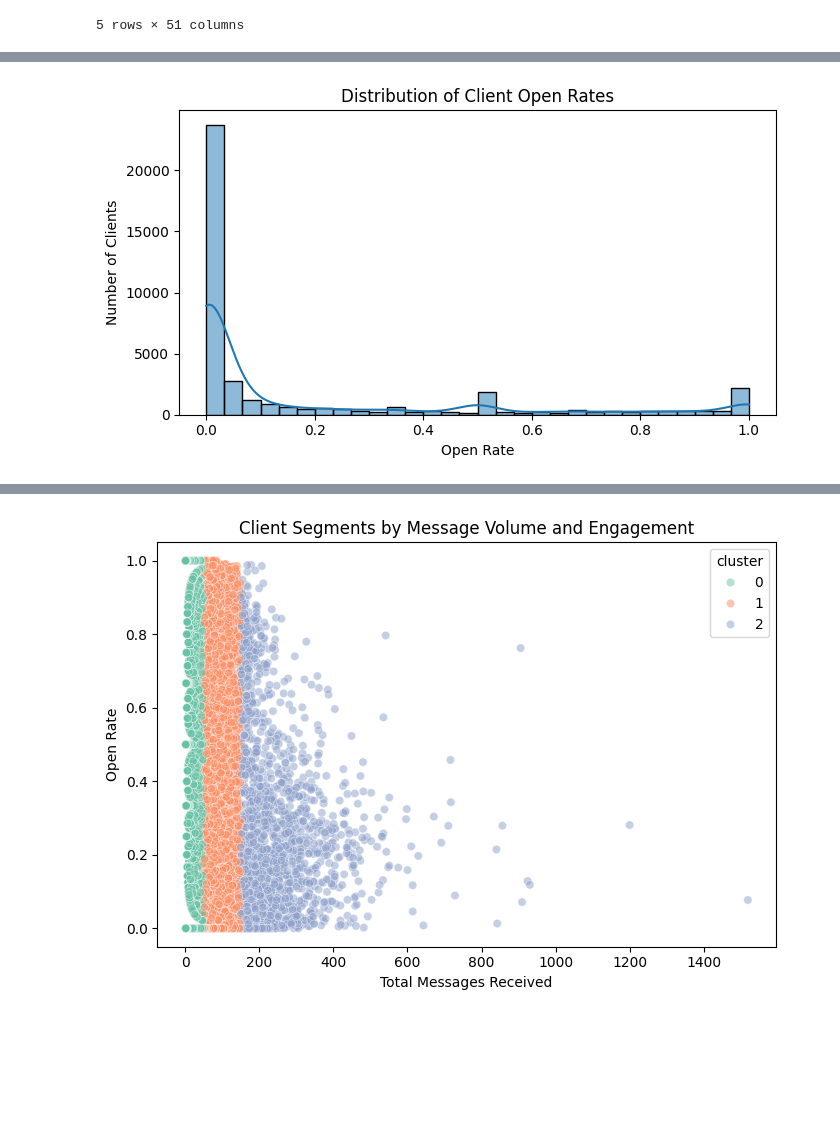
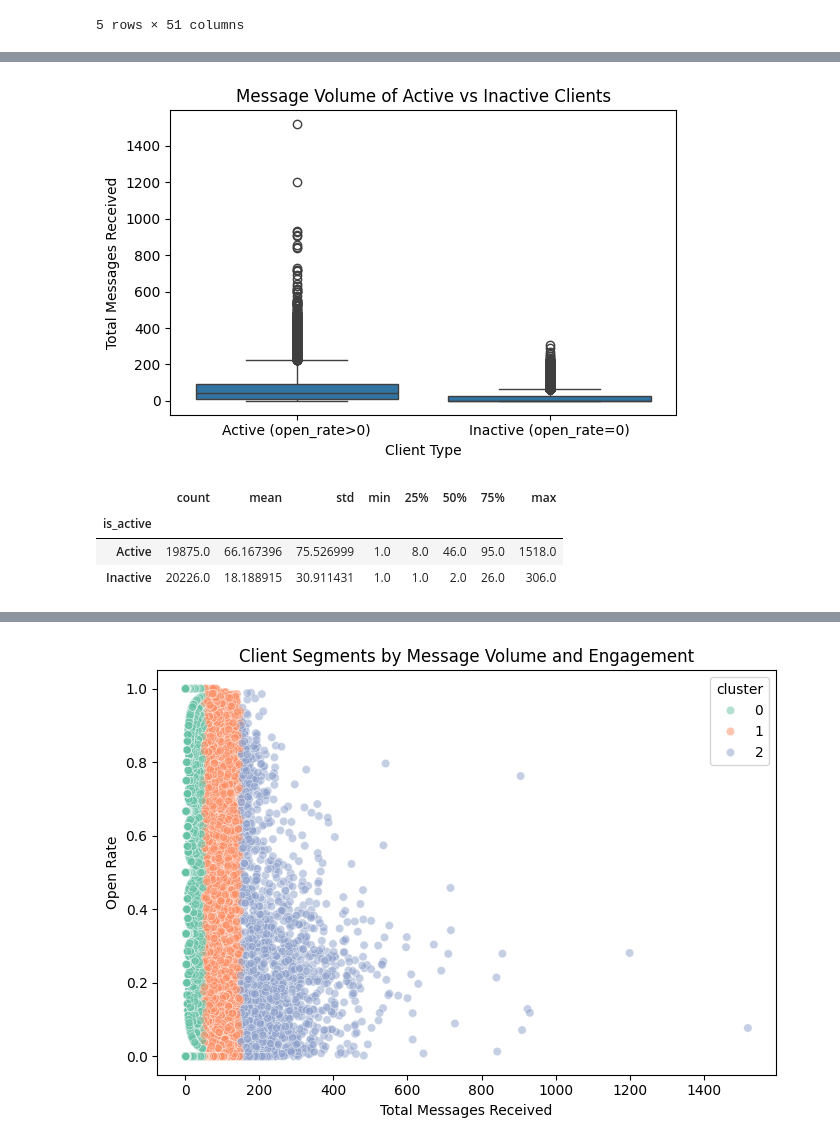
Before and after one commit to NikolozDarsalia/message-campaign-engagement-analysis, a Jupyter notebook: client_level_analysis.ipynb, the cells around one changed output, grey strips where cells are left out. Cells and saved outputs as stored; diff of their text form; code cells hidden in the pictures; blank space fills up the shorter version.

```diff
--- a/client_level_analysis.ipynb
+++ b/client_level_analysis.ipynb
@@ -96,13 +102,24 @@ memory usage: 2.8 MB
 | 2 | 1515915625468066747 | 135 | 102 | 0 | 2021-05-06 09:04:02 | 2022-12-23 13:46:18 | 0.755556 | ... |
 | 3 | 1515915625468069878 | 174 | 8 | 1 | 2021-11-18 00:55:55 | 2023-03-22 10:53:26 | 0.045977 | ... |
 | 4 | 1515915625468072645 | 11 | 0 | 0 | NaT | NaT | 0.000000 | ... |
-# %%
-plt.figure(figsize=(7,4))
-sns.histplot(client_df['open_rate'].clip(0,1), bins=30, kde=True)
-plt.title("Distribution of Client Open Rates")
-plt.xlabel("Open Rate")
-plt.ylabel("Number of Clients")
-plt.tight_layout()
-plt.show()
-# %% [output]
-[figure, removed]
+# %%
+# check message volume by engagement level, active vs inactive clients
+plt.figure(figsize=(6,4))
+sns.boxplot(data=client_df, x=(client_df['open_rate'] == 0), y='n_messages')
+plt.xticks([0,1], ['Active (open_rate>0)', 'Inactive (open_rate=0)'])
+plt.title("Message Volume of Active vs Inactive Clients")
+plt.ylabel("Total Messages Received")
+plt.xlabel("Client Type")
+plt.tight_layout()
+plt.show()
+# %% [output]
+[figure, added]
+# %%
+# Summary statistics for open and click rates
+client_df['is_active'] = np.where(client_df['open_rate'] > 0, 'Active', 'Inactive')
+client_df.groupby('is_active')['n_messages'].describe()
+# %% [output]
+|  | count | mean | std | min | 25% | 50% | 75% | max |
+| is_active |  |  |  |  |  |  |  |  |
+| Active | 19875.0 | 66.167396 | 75.526999 | 1.0 | 8.0 | 46.0 | 95.0 | 1518.0 |
+| Inactive | 20226.0 | 18.188915 | 30.911431 | 1.0 | 1.0 | 2.0 | 26.0 | 306.0 |
```
Also changed, not shown: parts of 14 cells of this notebook.
